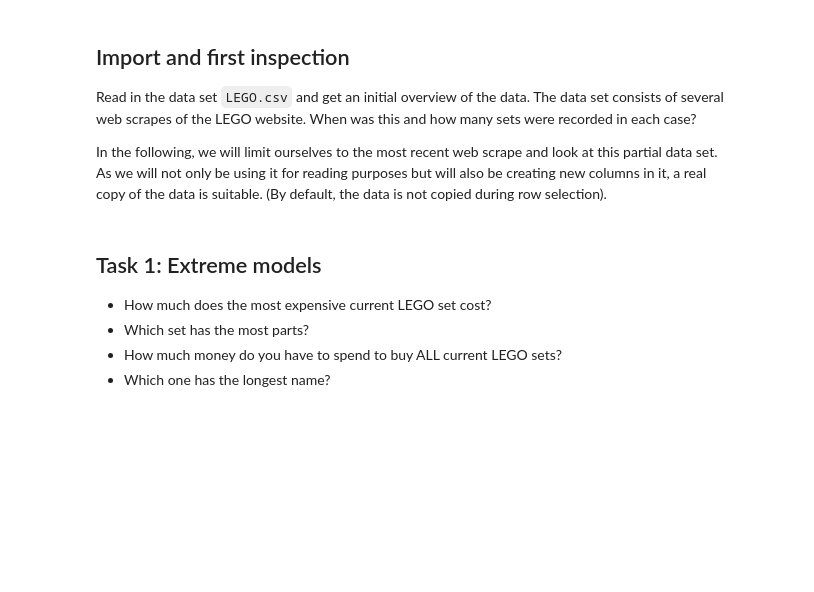
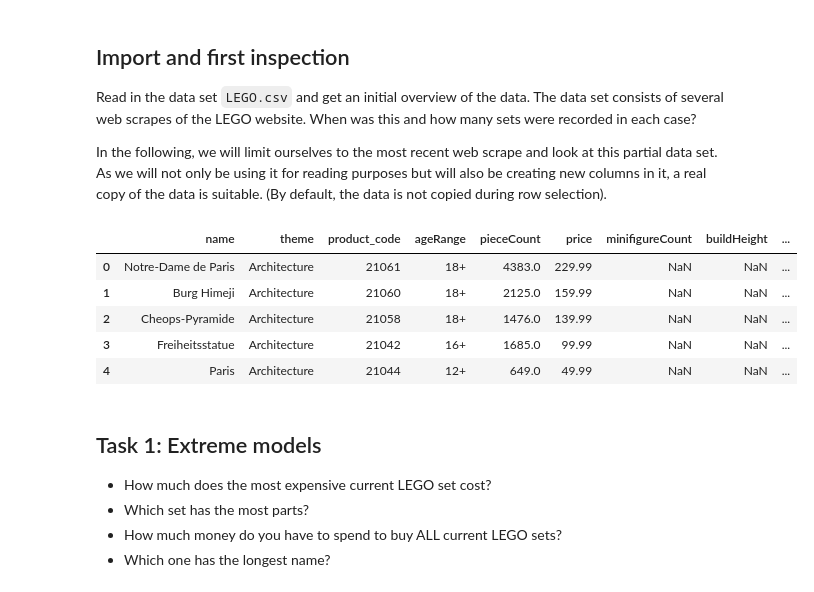
Before and after one commit to ZuebeyirEser/DataScienceCourseExercise, a Jupyter notebook: SecondThirdWeek/exercise_LEGO.ipynb, the cells around one changed output. Saved outputs shown, nothing was run; the diff lists cells and outputs as text; code cells hidden in the pictures; blank space fills up the shorter version.

```diff
--- a/SecondThirdWeek/exercise_LEGO.ipynb
+++ b/SecondThirdWeek/exercise_LEGO.ipynb
@@ -10,6 +10,16 @@ Read in the data set `LEGO.csv` and get an initial overview of the data.
 The data set consists of several web scrapes of the LEGO website. When was this and how many sets were recorded in each case?
 
 In the following, we will limit ourselves to the most recent web scrape and look at this partial data set. As we will not only be using it for reading purposes but will also be creating new columns in it, a real copy of the data is suitable. (By default, the data is not copied during row selection).
+# %%
+lego = pd.read_csv("LEGO.csv")
+lego.head()
+# %% [output]
+|  | name | theme | product_code | ageRange | pieceCount | price | minifigureCount | buildHeight | ... |
+| 0 | Notre-Dame de Paris | Architecture | 21061 | 18+ | 4383.0 | 229.99 | NaN | NaN | ... |
+| 1 | Burg Himeji | Architecture | 21060 | 18+ | 2125.0 | 159.99 | NaN | NaN | ... |
+| 2 | Cheops-Pyramide | Architecture | 21058 | 18+ | 1476.0 | 139.99 | NaN | NaN | ... |
+| 3 | Freiheitsstatue | Architecture | 21042 | 16+ | 1685.0 | 99.99 | NaN | NaN | ... |
+| 4 | Paris | Architecture | 21044 | 12+ | 649.0 | 49.99 | NaN | NaN | ... |
 # %% [markdown]
 ## Task 1: Extreme models
 
```
Also changed, not shown: parts of 6 cells of this notebook.
